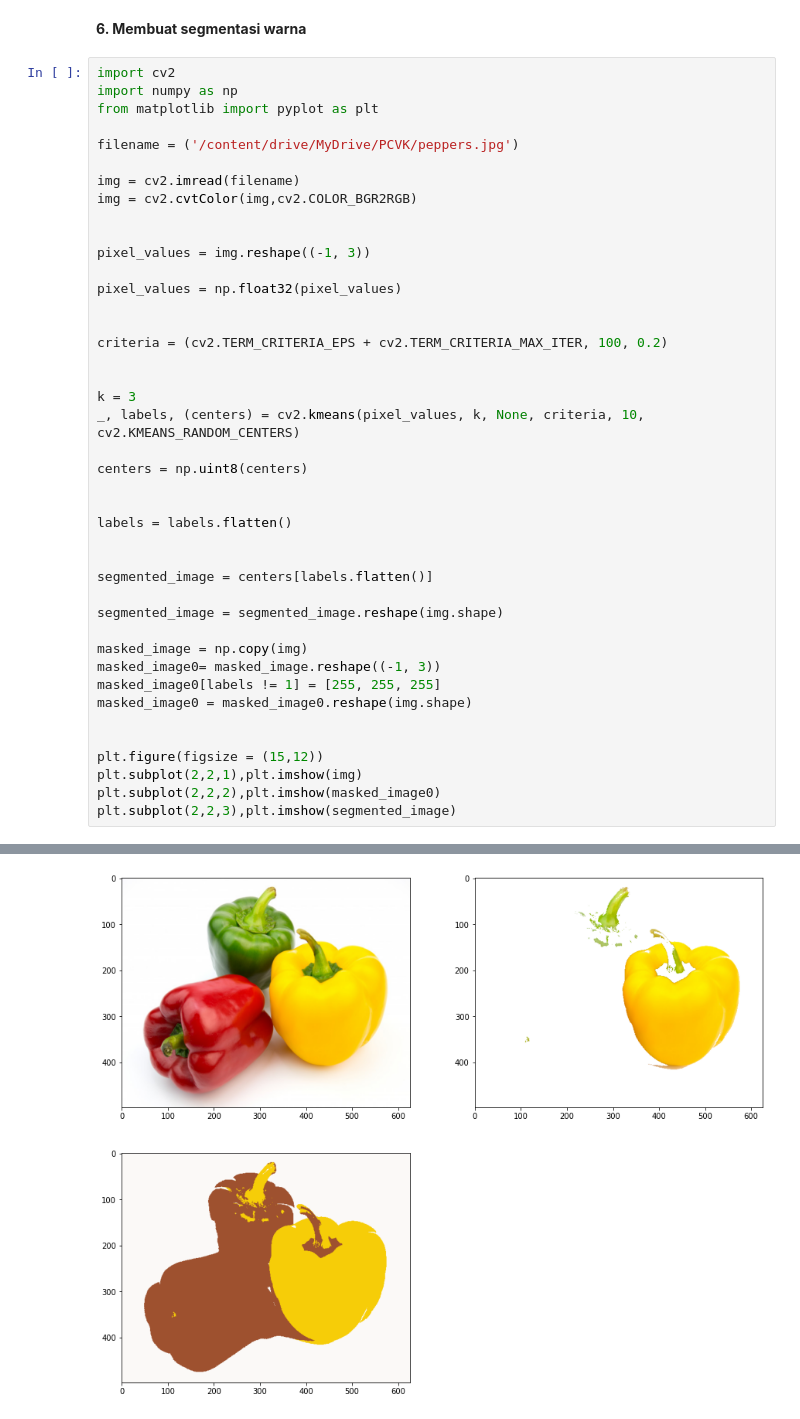
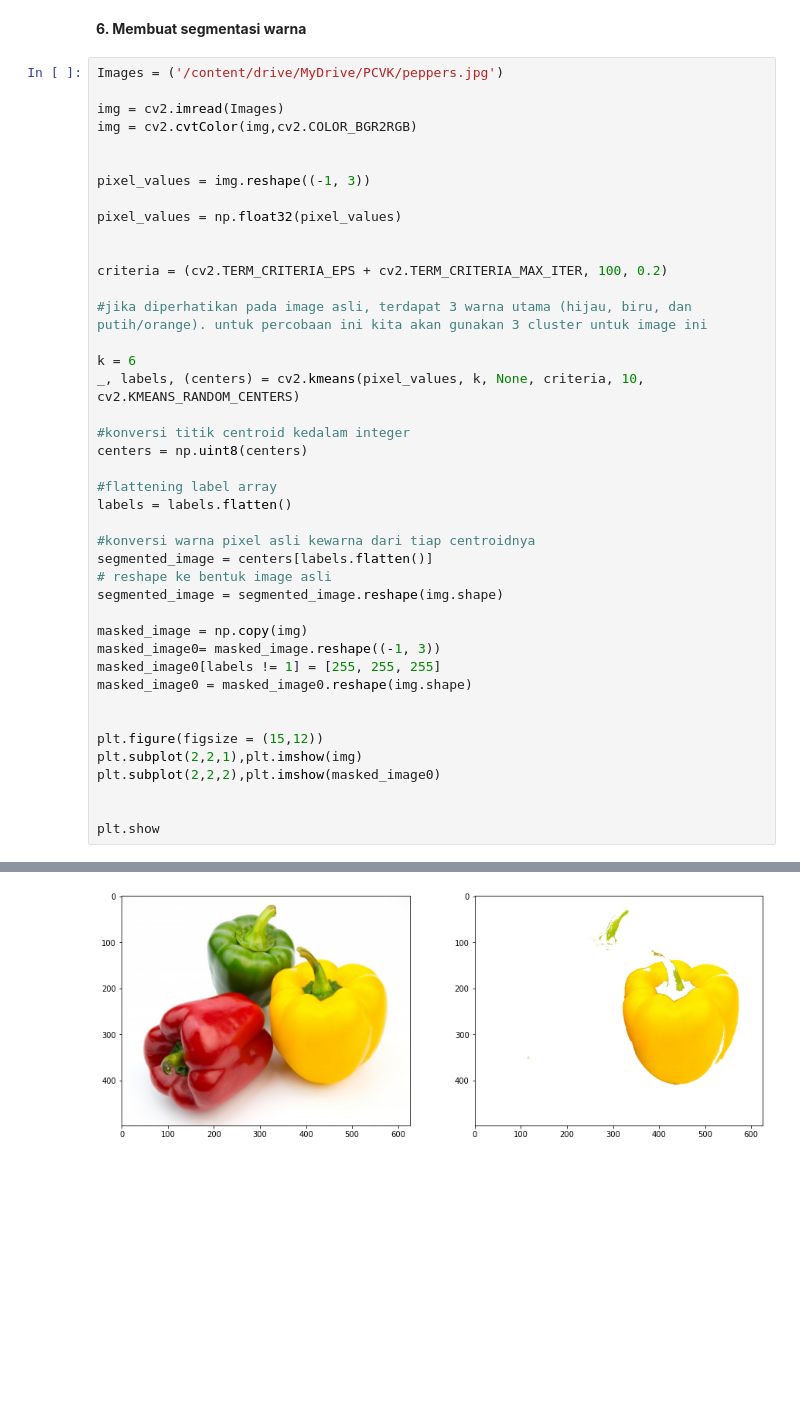
Before and after one commit to Adristiftitah/PCVK_Genap_2021, a Jupyter notebook: Week10.ipynb, the cells around one changed output, grey strips where cells are left out. Drawn from its saved outputs; the diff is of its cells as text; blank space fills up the shorter version.

```diff
--- a/Week10.ipynb
+++ b/Week10.ipynb
@@ -137,13 +119,9 @@ plt.show()
 # %% [markdown]
 **6. Membuat segmentasi warna**
 # %%
-import cv2
-import numpy as np
-from matplotlib import pyplot as plt
+Images = ('/content/drive/MyDrive/PCVK/peppers.jpg')
 
-filename = ('/content/drive/MyDrive/PCVK/peppers.jpg')
-
-img = cv2.imread(filename)
+img = cv2.imread(Images)
 img = cv2.cvtColor(img,cv2.COLOR_BGR2RGB)
 
 
@@ -154,18 +132,20 @@ pixel_values = np.float32(pixel_values)
 
 criteria = (cv2.TERM_CRITERIA_EPS + cv2.TERM_CRITERIA_MAX_ITER, 100, 0.2)
 
+#jika diperhatikan pada image asli, terdapat 3 warna utama (hijau, biru, dan putih/orange). untuk percobaan ini kita akan gunakan 3 cluster untuk image ini
 
-k = 3
+k = 6
 _, labels, (centers) = cv2.kmeans(pixel_values, k, None, criteria, 10, cv2.KMEANS_RANDOM_CENTERS)
 
+#konversi titik centroid kedalam integer
 centers = np.uint8(centers)
 
-
+#flattening label array
 labels = labels.flatten()
 
-
+#konversi warna pixel asli kewarna dari tiap centroidnya
 segmented_image = centers[labels.flatten()]
-
+# reshape ke bentuk image asli
 segmented_image = segmented_image.reshape(img.shape)
 
 masked_image = np.copy(img)
@@ -177,5 +157,7 @@ masked_image0 = masked_image0.reshape(img.shape)
 plt.figure(figsize = (15,12))
 plt.subplot(2,2,1),plt.imshow(img)
 plt.subplot(2,2,2),plt.imshow(masked_image0)
-plt.subplot(2,2,3),plt.imshow(segmented_image)
+
+
+plt.show
 # %% [output]
@@ -184 +165 @@ plt.subplot(2,2,3),plt.imshow(segmented_image)
-[figure, old version]
+[figure, new version]
```
Also changed, not shown: parts of 5 cells of this notebook.
